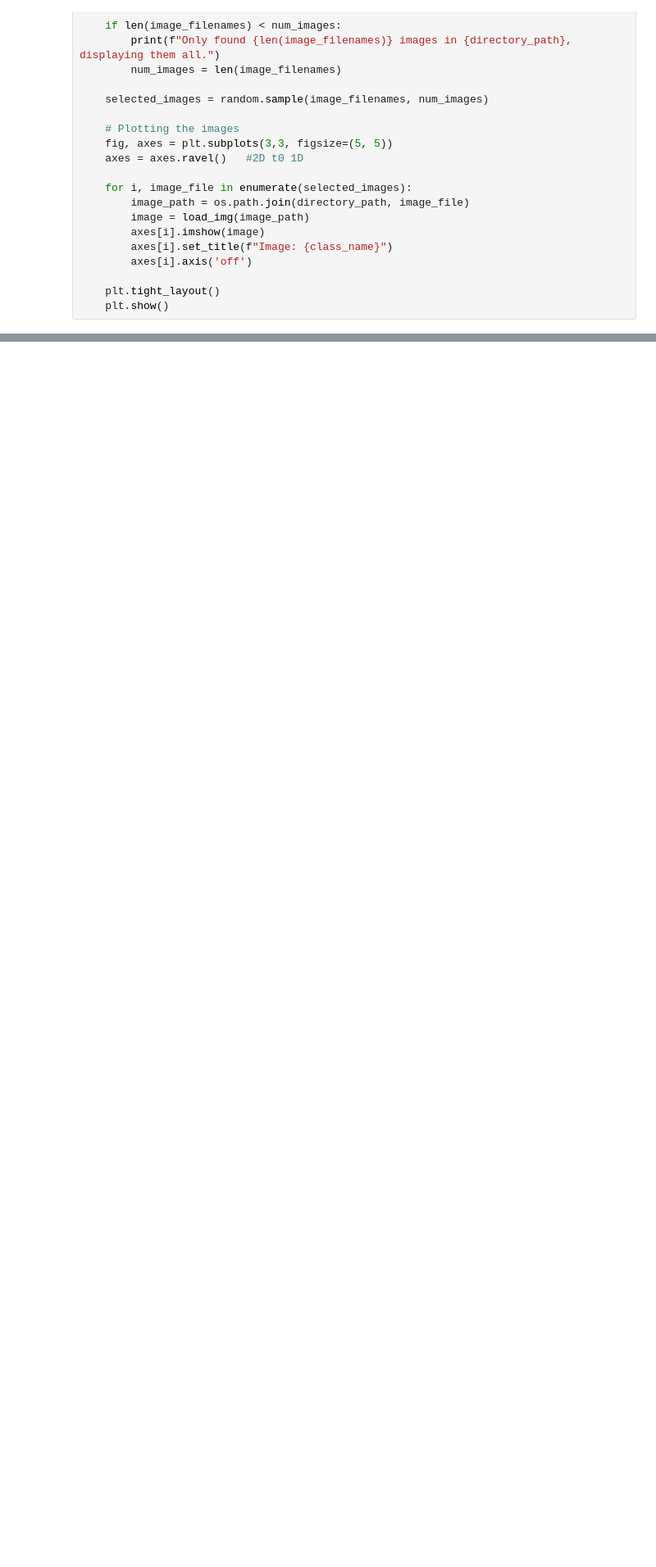
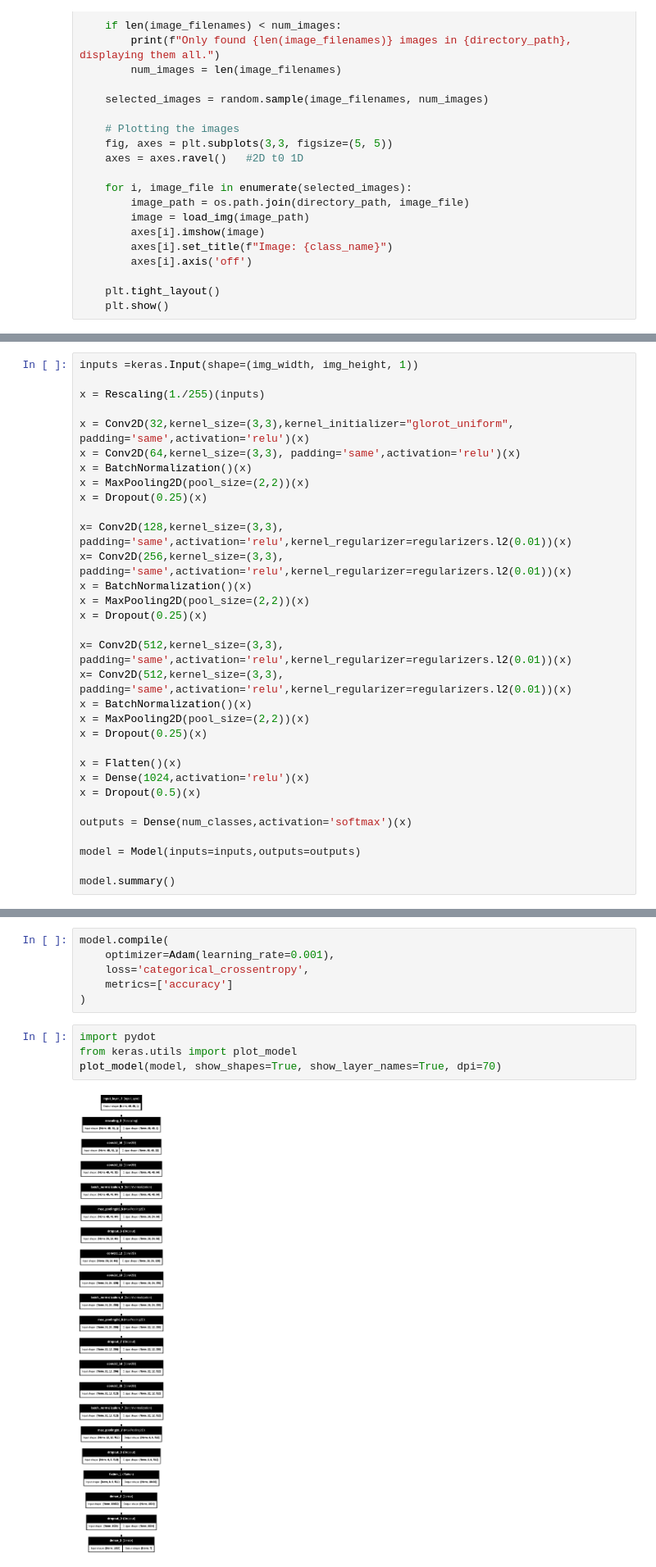
Before and after one commit to parasgodhani01/Emotion-Detection, a Jupyter notebook: main.ipynb, the cells around one changed output, grey strips where cells are left out. Shown at 82% size. Cells and saved outputs as stored; diff of their text form; blank space fills up the shorter version.

Commit message:
base model

```diff
--- a/main.ipynb
+++ b/main.ipynb
@@ -210,0 +282,32 @@ plot_images_from_directory(angry_directory_path, class_name = 'surprise')
+# %%
+inputs =keras.Input(shape=(img_width, img_height, 1))
+
+x = Rescaling(1./255)(inputs)
+
+x = Conv2D(32,kernel_size=(3,3),kernel_initializer="glorot_uniform", padding='same',activation='relu')(x)
+x = Conv2D(64,kernel_size=(3,3), padding='same',activation='relu')(x)
+x = BatchNormalization()(x)
+x = MaxPooling2D(pool_size=(2,2))(x)
+x = Dropout(0.25)(x)
+
+x= Conv2D(128,kernel_size=(3,3), padding='same',activation='relu',kernel_regularizer=regularizers.l2(0.01))(x)
+x= Conv2D(256,kernel_size=(3,3), padding='same',activation='relu',kernel_regularizer=regularizers.l2(0.01))(x)
+x = BatchNormalization()(x)
+x = MaxPooling2D(pool_size=(2,2))(x)
+x = Dropout(0.25)(x)
+
+x= Conv2D(512,kernel_size=(3,3), padding='same',activation='relu',kernel_regularizer=regularizers.l2(0.01))(x)
+x= Conv2D(512,kernel_size=(3,3), padding='same',activation='relu',kernel_regularizer=regularizers.l2(0.01))(x)
+x = BatchNormalization()(x)
+x = MaxPooling2D(pool_size=(2,2))(x)
+x = Dropout(0.25)(x)
+
+x = Flatten()(x)
+x = Dense(1024,activation='relu')(x)
+x = Dropout(0.5)(x)
+
+outputs = Dense(num_classes,activation='softmax')(x)
+
+model = Model(inputs=inputs,outputs=outputs)
+
+model.summary()
@@ -210,0 +336,12 @@ plot_images_from_directory(angry_directory_path, class_name = 'surprise')
+# %%
+model.compile(
+    optimizer=Adam(learning_rate=0.001),
+    loss='categorical_crossentropy',
+    metrics=['accuracy']
+)
+# %%
+import pydot
+from keras.utils import plot_model
+plot_model(model, show_shapes=True, show_layer_names=True, dpi=70)
+# %% [output]
+[figure, added]
```
Also changed, not shown: parts of 40 cells of this notebook.
